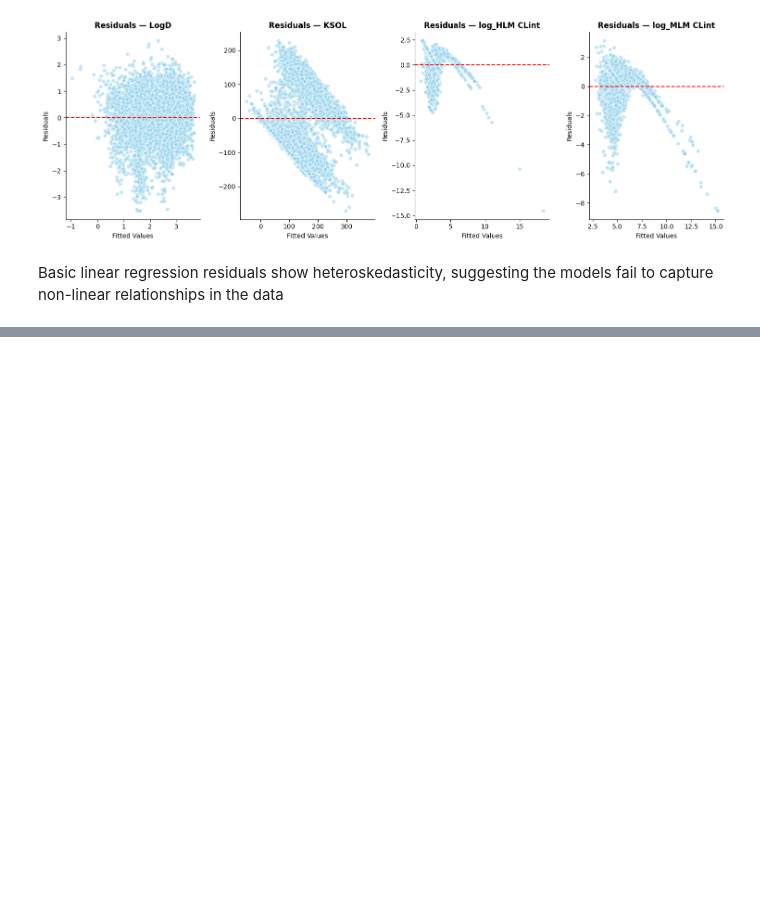
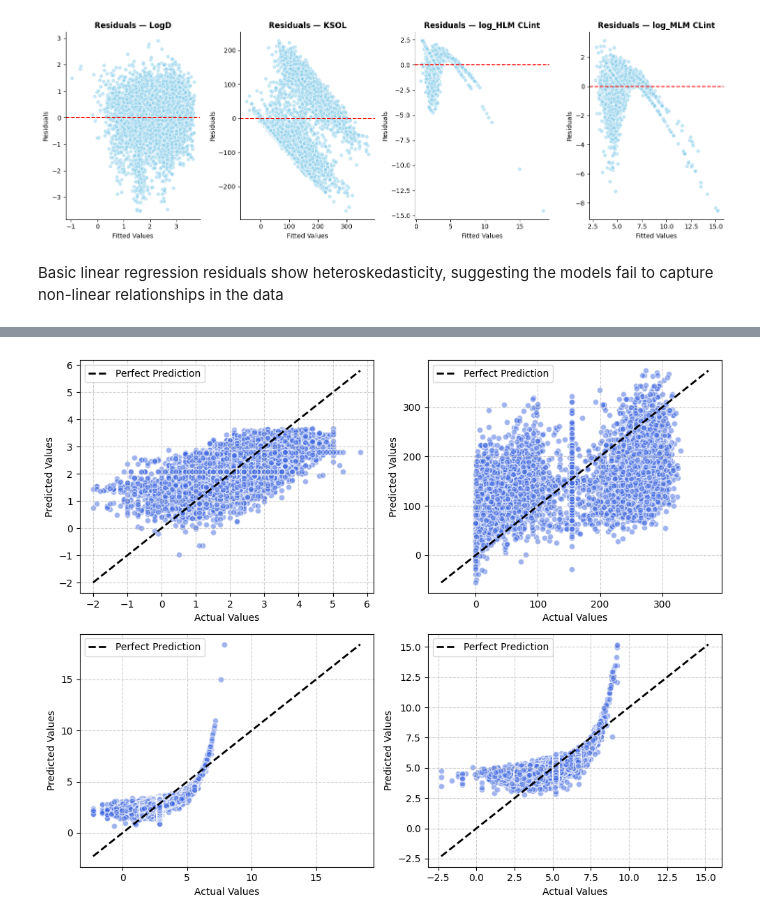
Before and after one commit to JacobMastrandrea/ADMET-Drug-Predictor, a Jupyter notebook: notebooks/baseline_model.ipynb, the cells around one changed output, grey strips where cells are left out. Saved outputs shown, nothing was run; the diff lists cells and outputs as text; code cells hidden in the pictures; blank space fills up the shorter version.

```diff
--- a/notebooks/baseline_model.ipynb
+++ b/notebooks/baseline_model.ipynb
@@ -37,3 +37,20 @@ for target in targets:
     lin_reg_models[target] = model
     lin_reg_scores[target] = scores
     lin_reg_data[target] = (X, y, y_pred_cv)
+# %%
+# Iterate through both the target name and the model object
+for target, model in lin_reg_models.items():
+    print(f"\n--- Summary for: {target} ---")
+
+    # Use the model's built-in feature names
+    summary_df = pd.DataFrame({
+        'Feature': model.feature_names_in_,
+        'Coefficient': model.coef_
+    })
+
+    print(summary_df.to_string(index=False))
+    print(f"Intercept: {model.intercept_:.4f}")
+
+    # Optional: Print the CV score too
+    mean_score = lin_reg_scores[target].mean()
+    print(f"Mean CV R2: {mean_score:.4f}")
@@ -91,0 +113,30 @@ clean_test
+# %%
+lin_reg_pred = {} #dictionary to hold the predictions from each model
+
+for target in lin_reg_models.keys():
+    #predict each target using its respective trained linear regression model and store results in the lin_reg_pred dictionary
+    lin_reg_pred[target] = test_linear(clean_test,target, lin_reg_models[target])
+# %%
+# Plot test results for each model
+fig, axs = plt.subplots(2, 2, figsize=(10, 8)) #Set axis
+axs_flat = axs.flatten()  #flatten to use in loop
+
+for i, target in enumerate(lin_reg_pred.keys()):
+    ax = axs_flat[i]
+    y_pred = lin_reg_pred[target]
+    y_real = clean_test[target]
+    ax.scatter(y_real, y_pred, alpha=0.5, color='royalblue', edgecolors='w')
+
+    min_val = min(min(y_real), min(y_pred))
+    max_val = max(max(y_real), max(y_pred))
+    ax.plot([min_val, max_val], [min_val, max_val], 'k--', lw=2, label='Perfect Prediction') #line representing perfect prediction
+
+    ax.set_xlabel('Actual Values')
+    ax.set_ylabel('Predicted Values')
+    ax.grid(True, linestyle='--', alpha=0.6)
+    ax.legend()
+
+plt.tight_layout()
+plt.show()
+# %% [output]
+[figure, added]
```
Also changed, not shown: parts of 6 cells of this notebook, 2 other files.
